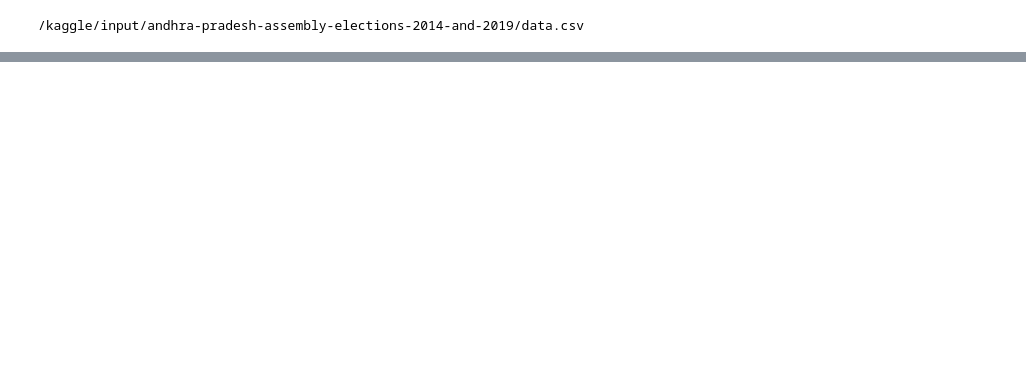
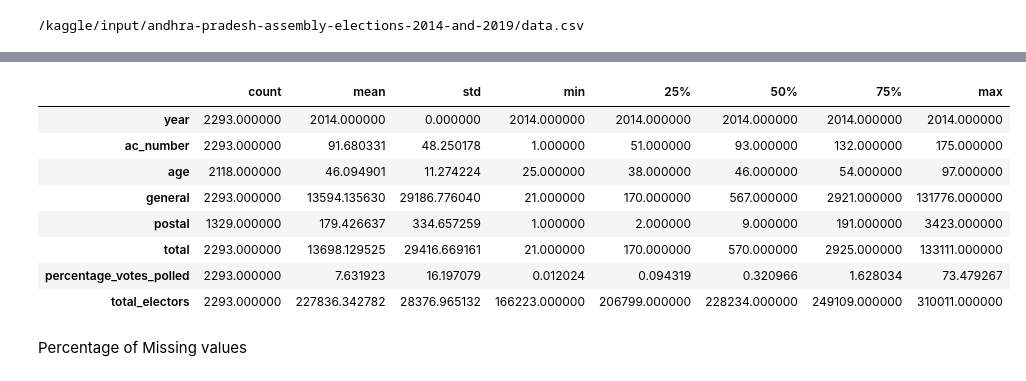
Before and after one commit to SykamRaju/Andhra-Pradesh-Assembly-Elections---EDA, a Jupyter notebook: ap-elections-2014-and-2019.ipynb, the cells around one changed output, grey strips where cells are left out. Saved outputs shown, nothing was run; the diff lists cells and outputs as text; code cells hidden in the pictures; blank space fills up the shorter version.

```diff
--- a/ap-elections-2014-and-2019.ipynb
+++ b/ap-elections-2014-and-2019.ipynb
@@ -69,0 +102,15 @@ data.tail()
+# %%
+describe = data_2014.describe().T
+describe.style.background_gradient(cmap = "YlOrRd")
+# %% [output]
+|  | count | mean | std | min | 25% | 50% | 75% | max |
+| year | 2293.000000 | 2014.000000 | 0.000000 | 2014.000000 | 2014.000000 | 2014.000000 | 2014.000000 | 2014.000000 |
+| ac_number | 2293.000000 | 91.680331 | 48.250178 | 1.000000 | 51.000000 | 93.000000 | 132.000000 | 175.000000 |
+| age | 2118.000000 | 46.094901 | 11.274224 | 25.000000 | 38.000000 | 46.000000 | 54.000000 | 97.000000 |
+| general | 2293.000000 | 13594.135630 | 29186.776040 | 21.000000 | 170.000000 | 567.000000 | 2921.000000 | 131776.000000 |
+| postal | 1329.000000 | 179.426637 | 334.657259 | 1.000000 | 2.000000 | 9.000000 | 191.000000 | 3423.000000 |
+| total | 2293.000000 | 13698.129525 | 29416.669161 | 21.000000 | 170.000000 | 570.000000 | 2925.000000 | 133111.000000 |
+| percentage_votes_polled | 2293.000000 | 7.631923 | 16.197079 | 0.012024 | 0.094319 | 0.320966 | 1.628034 | 73.479267 |
+| total_electors | 2293.000000 | 227836.342782 | 28376.965132 | 166223.000000 | 206799.000000 | 228234.000000 | 249109.000000 | 310011.000000 |
+# %% [markdown]
+Percentage of Missing values
```
Also changed, not shown: parts of 17 cells of this notebook.
